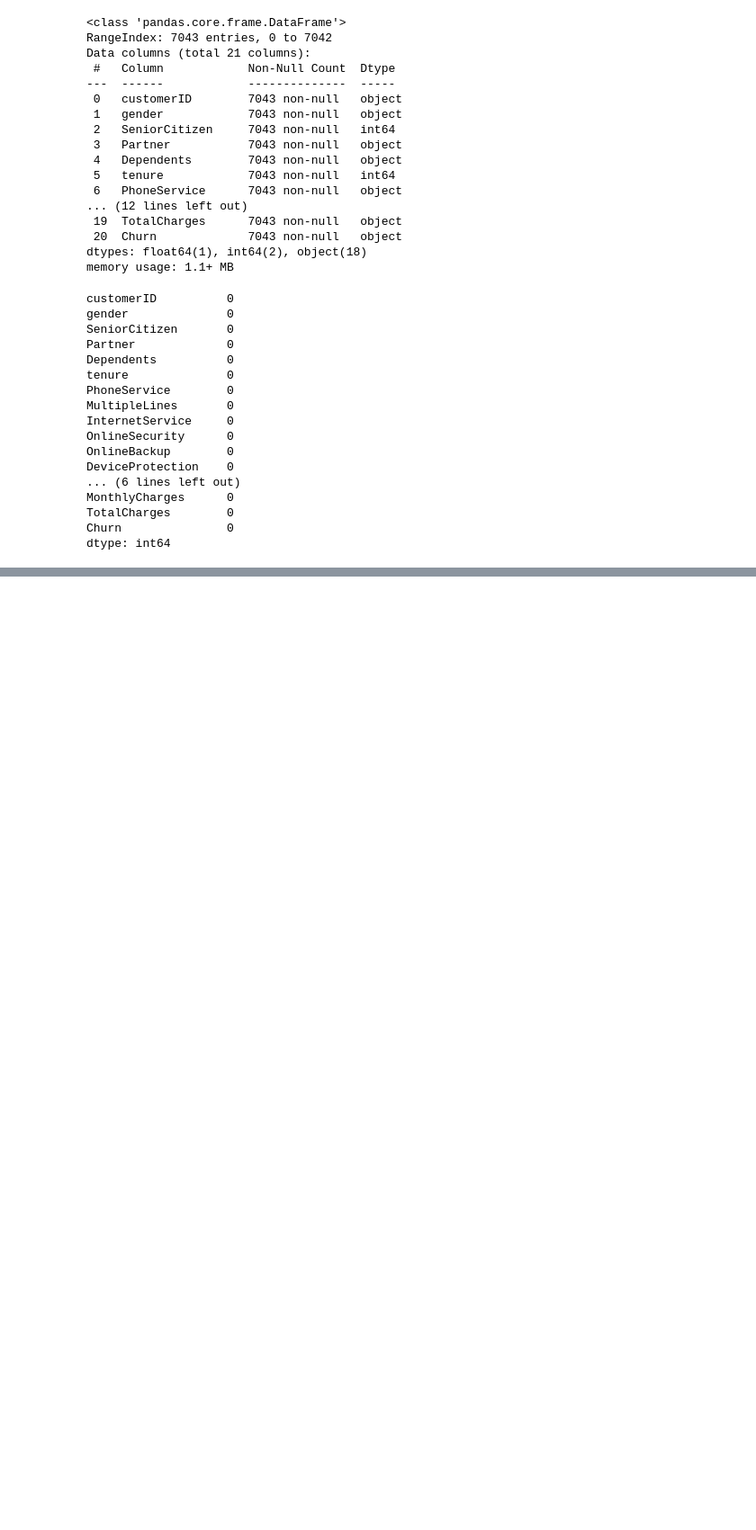
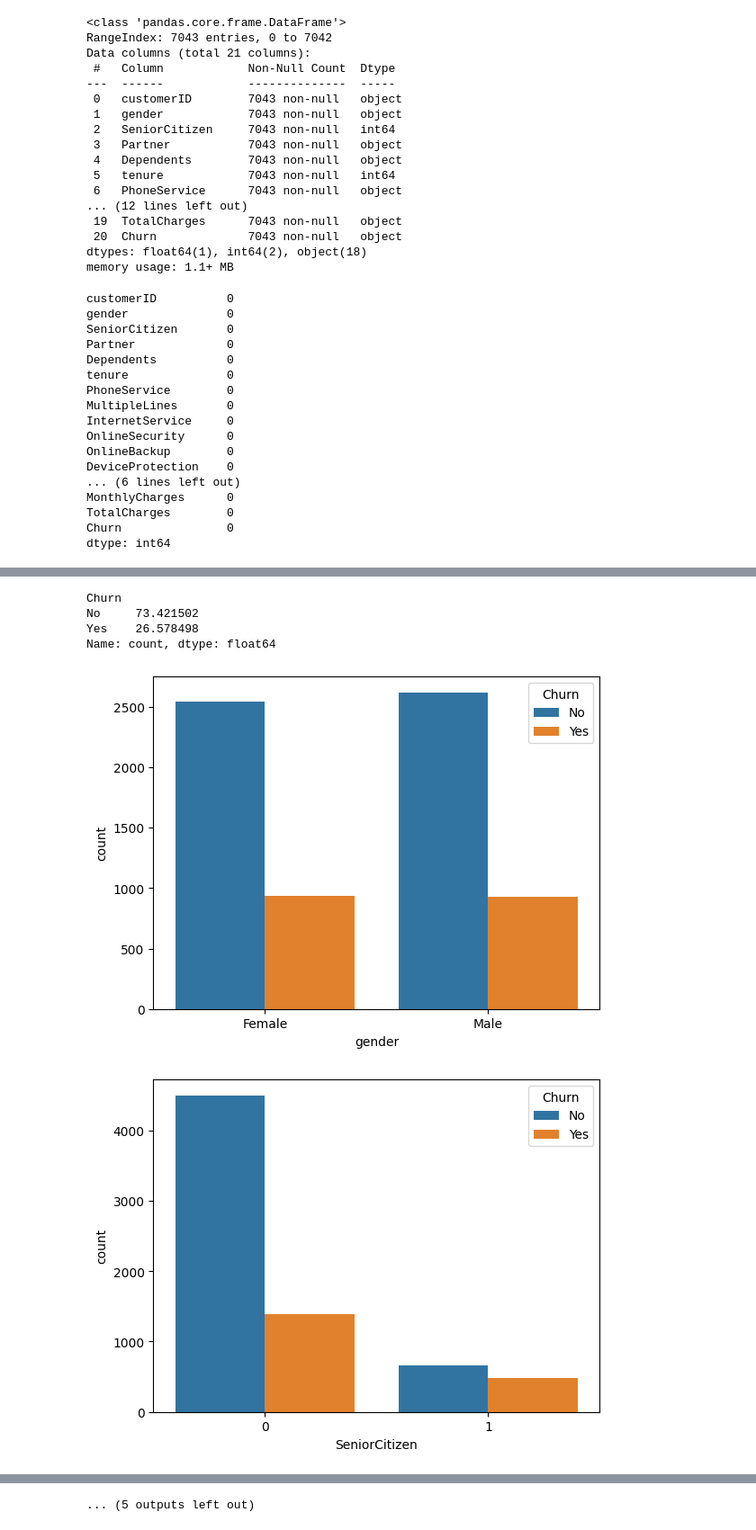
Before and after one commit to mdzaheerjk/Telecom-Customer-Churn-Prediction-using-Machine-Learning, a Jupyter notebook: Telecom-Customer-Churn-Prediction-using-Machine-Learning/Data_PreProcessing.ipynb, the cells around one changed output, grey strips where cells are left out. Shown at 90% size. Drawn from its saved outputs; the diff is of its cells as text; code cells hidden in the pictures; blank space fills up the shorter version.

```diff
--- a/Telecom-Customer-Churn-Prediction-using-Machine-Learning/Data_PreProcessing.ipynb
+++ b/Telecom-Customer-Churn-Prediction-using-Machine-Learning/Data_PreProcessing.ipynb
@@ -170,0 +183,2 @@ dtype: int64
+# %%
+new_df.TotalCharges=pd.to_numeric(new_df.TotalCharges,errors='coerce')
@@ -170,0 +241,2 @@ dtype: int64
+# %%
+new_df.dropna(how='any',inplace=True)
@@ -170,0 +257,5 @@ dtype: int64
+# %%
+labels=['1-12','13-24','25-36','37-48','49-60','61-72']
+bins=[0,12,24,36,48,60,71]
+
+new_df['tenure']=pd.cut(new_df['tenure'],labels=labels,bins=bins,include_lowest=True)
@@ -170,0 +273,2 @@ dtype: int64
+# %%
+new_df.drop(columns=['customerID'],axis=1,inplace=True)
@@ -170,0 +293,14 @@ dtype: int64
+# %%
+new_df['Churn'].value_counts()*100/len(new_df['Churn'])
+# %% [output]
+Churn
+No     73.421502
+Yes    26.578498
+Name: count, dtype: float64
+# %%
+for i,predictor in enumerate(new_df.drop(columns=['Churn','MonthlyCharges','TotalCharges'])):
+    plt.figure(i)
+    sns.countplot(data=new_df,x=predictor,hue='Churn')
+# %% [output]
+[figure, added]
+[figure, added]
@@ -170,0 +317 @@ dtype: int64
+... (5 outputs left out)
```
Also changed, not shown: parts of 11 cells of this notebook.
